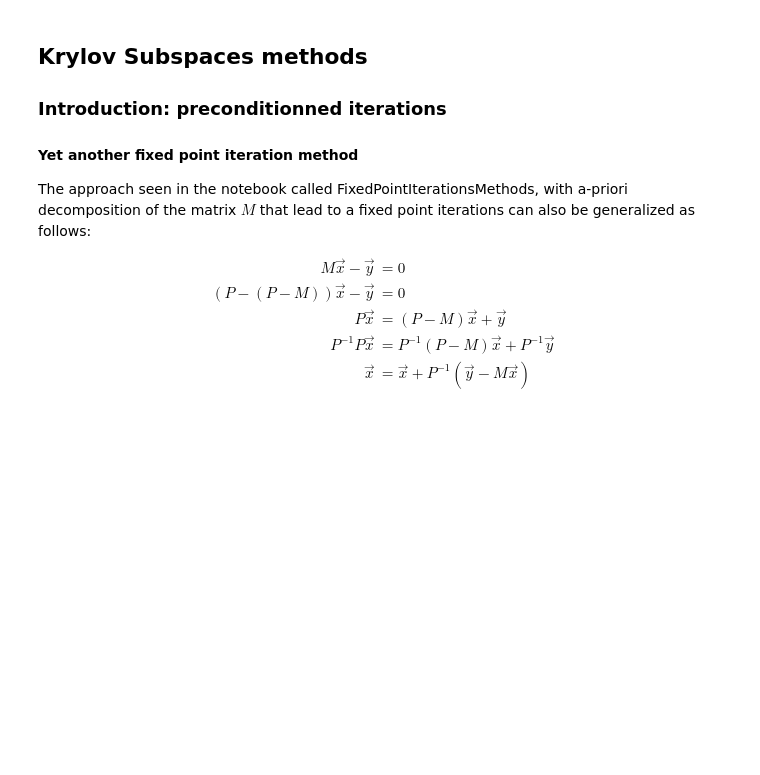
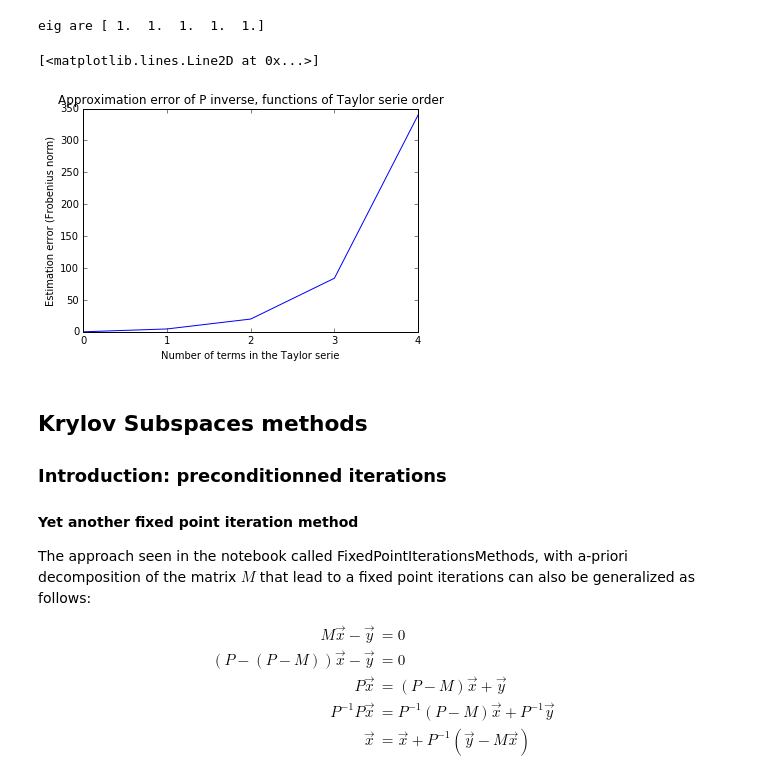
Before and after one commit to gnthibault/Optimisation-Python, a Jupyter notebook: KrylovBasedMethods.ipynb, the cells around one changed output. Drawn from its saved outputs; the diff is of its cells as text; code cells hidden in the pictures; blank space fills up the shorter version.

Commit message:
Big error on the beginning of Krylov method(taylor expansion) to be corrected later

```diff
--- a/KrylovBasedMethods.ipynb
+++ b/KrylovBasedMethods.ipynb
@@ -44,4 +51,43 @@ Using $|\lambda(M)_{max}| =  c \neq 0 $, excluding the already handled case of n
 We will see how this Taylor expansion is linked to preconditionned iterations in the next section
+# %%
+"""
+Let see if this method work, on a well conditionned matrix:
+to do so, we directly generates random symmetric matrix,
+and then tune its spetrum to an arbitrarily well conditionned
+matrix
+"""
+size = 5
+P = np.random.rand(size,size)
+P = np.dot(P,P.T)
+[v,Q] = np.linalg.eigh(P) #eig decomposition
+P = np.dot(Q,np.dot(np.diag(np.cumprod(1.000*np.ones(size))),Q.T))
+
+print "eig are "+str(np.linalg.eigvals(P))
+c=np.linalg.eigvals(P)[0]
+
+realP1 = np.linalg.inv(P)
+ratio = (c-P)/c
+Pn = np.identity(size)
+P1 = Pn.copy()
+frobError = [np.linalg.norm(realP1-P1/c)]
+
+#Taylor serie sum
+nb_taylor = 5
+for i in range(nb_taylor-1):
+    Pn = np.dot(Pn,ratio)
+    P1 += Pn
+    frobError.append(np.linalg.norm(realP1-P1/c))
+
+plt.figure()
+plt.title( "Approximation error of P inverse, functions of Taylor serie order")
+plt.xticks(range(nb_taylor))
+plt.xlabel("Number of terms in the Taylor serie")
+plt.ylabel("Estimation error (Frobenius norm)")
+plt.plot(range(nb_taylor), frobError)
+# %% [output]
+eig are [ 1.  1.  1.  1.  1.]
+[<matplotlib.lines.Line2D at 0x...>]
+[figure, added]
 # %% [markdown]
 ## Krylov Subspaces methods
 
```
Also changed, not shown: parts of 1 cell of this notebook.
